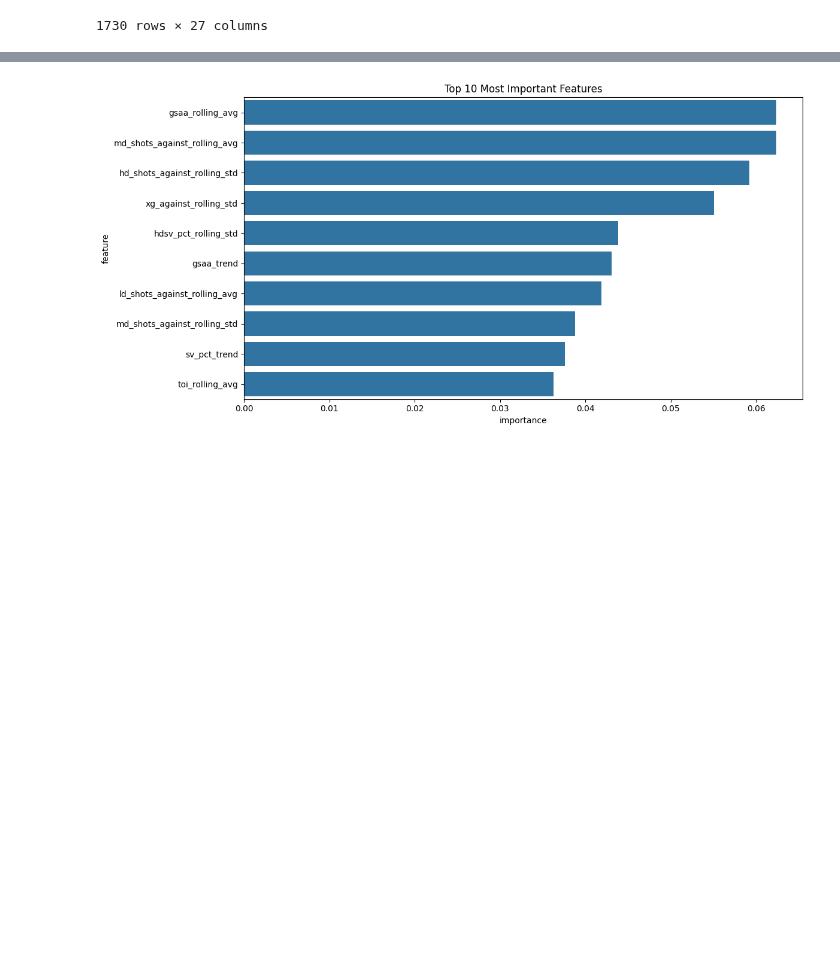
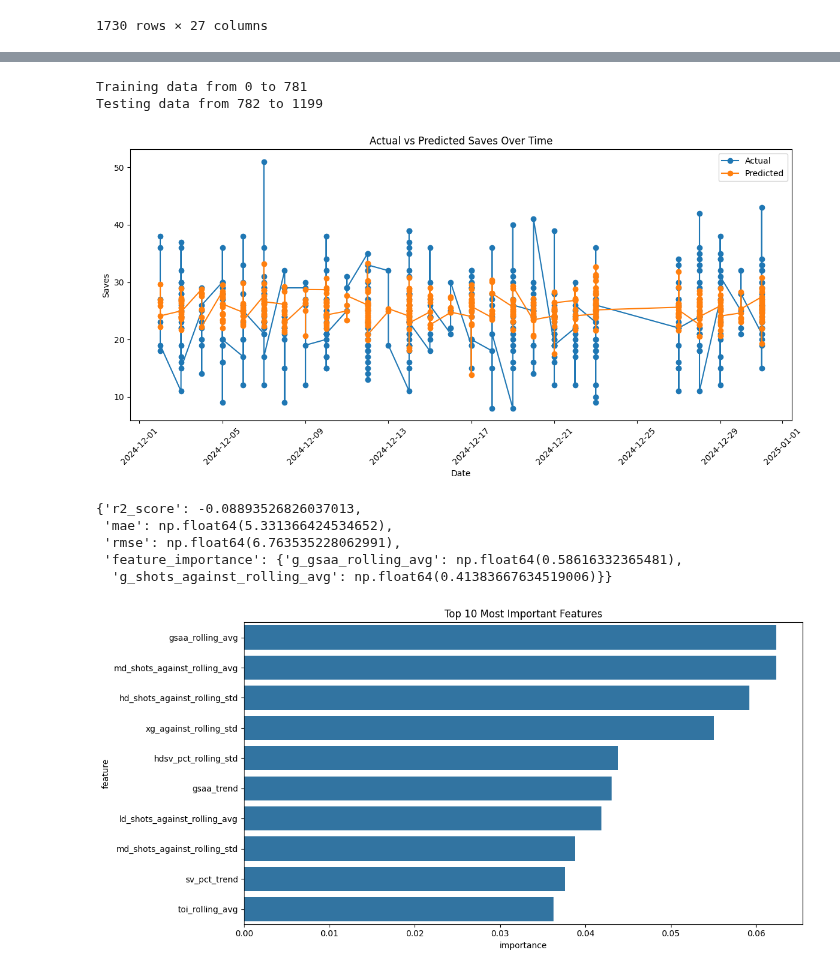
Before and after one commit to bwista/accurateshothelper, a Jupyter notebook: notebooks/goalie_eda.ipynb, the cells around one changed output, grey strips where cells are left out. Drawn from its saved outputs; the diff is of its cells as text; code cells hidden in the pictures; blank space fills up the shorter version.

```diff
--- a/notebooks/goalie_eda.ipynb
+++ b/notebooks/goalie_eda.ipynb
@@ -780,0 +690,5 @@ def train_model(historical_data, window_size=10) -> Tuple[RandomForestRegressor,
+# %%
+oct_df = pd.read_csv('../data/g_15_10_24.csv')
+nov_df = pd.read_csv('../data/g_15_11_24.csv')
+dec_df = pd.read_csv('../data/g_15_12_24.csv')
+processed_df = pd.concat([oct_df, nov_df, dec_df]).reset_index(drop=True)
@@ -781,3 +747,76 @@ def train_model(historical_data, window_size=10) -> Tuple[RandomForestRegressor,
+# %%
+"""Train the model on historical goalie data and return evaluation metrics"""
+# Convert game_date to datetime and sort
+processed_df['game_date'] = pd.to_datetime(processed_df['game_date'])
+processed_df = processed_df.sort_values('game_date')
+
+# Define features to use for model
+features = [
+    'g_gsaa_rolling_avg', 'g_shots_against_rolling_avg'
+]
+
+# Instead of random split, use time-based split
+split_date = processed_df['game_date'].max() - pd.Timedelta(days=30)  # Use last 30 days as test set
+
+# Create train/test sets based on date
+train_mask = processed_df['game_date'] <= split_date
+test_mask = processed_df['game_date'] > split_date
+
+X_train = processed_df[train_mask][features]
+X_test = processed_df[test_mask][features]
+y_train = processed_df[train_mask]['res_saves']
+y_test = processed_df[test_mask]['res_saves']
+
+print(f"Training data from {X_train.index.min()} to {X_train.index.max()}")
+print(f"Testing data from {X_test.index.min()} to {X_test.index.max()}")
+
+# Scale features
+scaler = StandardScaler()
+X_train_scaled = scaler.fit_transform(X_train)
+X_test_scaled = scaler.transform(X_test)
+
+# Train model
+rf_model = RandomForestRegressor(
+    n_estimators=100,
+    max_depth=10,
+    random_state=42
+)
+rf_model.fit(X_train_scaled, y_train)
+
+# Make predictions on test set
+y_pred = rf_model.predict(X_test_scaled)
+
+# Calculate evaluation metrics
+metrics = {
+    'r2_score': r2_score(y_test, y_pred),
+    'mae': mean_absolute_error(y_test, y_pred),
+    'rmse': np.sqrt(mean_squared_error(y_test, y_pred)),
+    'feature_importance': dict(zip(features, rf_model.feature_importances_))  # Remove .columns
+}
+
+# Optional: Add visualization of predictions over time
+plt.figure(figsize=(12, 6))
+plt.plot(processed_df[test_mask]['game_date'], y_test, label='Actual', marker='o')
+plt.plot(processed_df[test_mask]['game_date'], y_pred, label='Predicted', marker='o')
+plt.title('Actual vs Predicted Saves Over Time')
+plt.xlabel('Date')
+plt.ylabel('Saves')
+plt.legend()
+plt.xticks(rotation=45)
+plt.tight_layout()
+plt.show()
+# %% [output]
+Training data from 0 to 781
+Testing data from 782 to 1199
+[figure, added]
+# %%
+metrics
+# %% [output]
+{'r2_score': -0.08893526826037013,
+ 'mae': np.float64(5.331366424534652),
+ 'rmse': np.float64(6.763535228062991),
+ 'feature_importance': {'g_gsaa_rolling_avg': np.float64(0.58616332365481),
+  'g_shots_against_rolling_avg': np.float64(0.41383667634519006)}}
 # %%
 def predict_next_game(goalie_history, model, scaler, window_size=10):
     """Predict save percentage for next game"""
```
Also changed, not shown: parts of 8 cells of this notebook.
